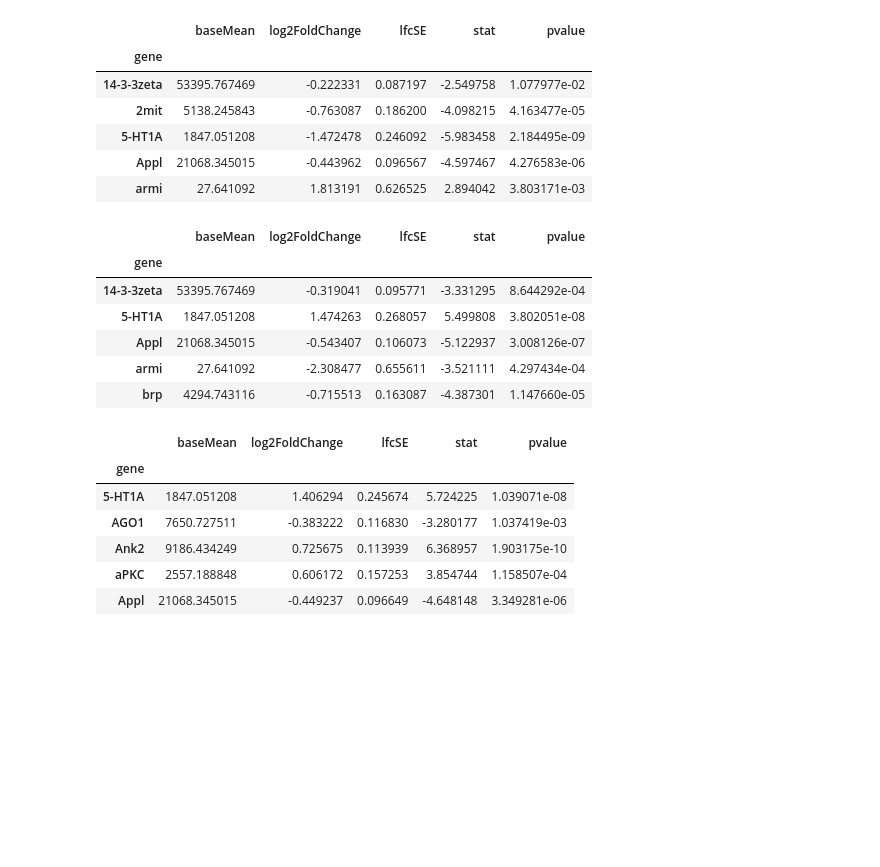
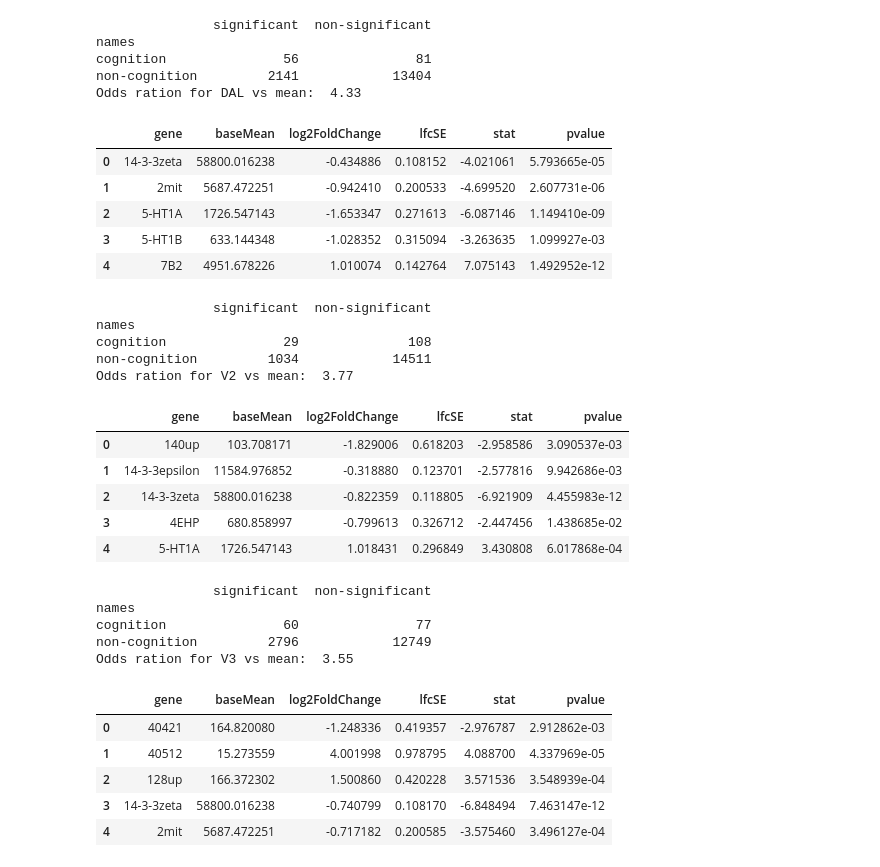
Before and after one commit to marieanselmet/genetic_link_metabolism_neurodegeneration, a Jupyter notebook: single_cell_RNAseq_MB/DGE_analysis_data.ipynb, the cells around one changed output. Saved outputs shown, nothing was run; the diff lists cells and outputs as text; code cells hidden in the pictures; blank space fills up the shorter version.

```diff
--- a/single_cell_RNAseq_MB/DGE_analysis_data.ipynb
+++ b/single_cell_RNAseq_MB/DGE_analysis_data.ipynb
@@ -48,33 +114,63 @@ genes_mean_DAL.head()
+# %%
+contingency_table_DAL = compute_contingency_table(genes_mean_DAL)
+print(contingency_table_DAL)
+odds_ratio_DAL = compute_odds_ratio(contingency_table_DAL)
+print("Odds ration for DAL vs mean:  %.2f" % odds_ratio_DAL)
+# %% [output]
+               significant  non-significant
+names
+cognition               56               81
+non-cognition         2141            13404
+Odds ration for DAL vs mean:  4.33
 # %%
-genes_mean_V2 = pd.read_excel(PATH_MY_DGE + MEAN_V2, index_col=0)
+genes_mean_V2 = pd.read_excel(PATH_MY_DGE + MEAN_V2)
 genes_mean_V2.head()
 # %% [output]
-|  | baseMean | log2FoldChange | lfcSE | stat | pvalue |
-| gene |  |  |  |  |  |
-| 14-3-3zeta | 53395.767469 | -0.222331 | 0.087197 | -2.549758 | 1.077977e-02 |
-| 2mit | 5138.245843 | -0.763087 | 0.186200 | -4.098215 | 4.163477e-05 |
-| 5-HT1A | 1847.051208 | -1.472478 | 0.246092 | -5.983458 | 2.184495e-09 |
-| Appl | 21068.345015 | -0.443962 | 0.096567 | -4.597467 | 4.276583e-06 |
-| armi | 27.641092 | 1.813191 | 0.626525 | 2.894042 | 3.803171e-03 |
+|  | gene | baseMean | log2FoldChange | lfcSE | stat | pvalue |
+| 0 | 14-3-3zeta | 58800.016238 | -0.434886 | 0.108152 | -4.021061 | 5.793665e-05 |
+| 1 | 2mit | 5687.472251 | -0.942410 | 0.200533 | -4.699520 | 2.607731e-06 |
+| 2 | 5-HT1A | 1726.547143 | -1.653347 | 0.271613 | -6.087146 | 1.149410e-09 |
+| 3 | 5-HT1B | 633.144348 | -1.028352 | 0.315094 | -3.263635 | 1.099927e-03 |
+| 4 | 7B2 | 4951.678226 | 1.010074 | 0.142764 | 7.075143 | 1.492952e-12 |
+# %%
+contingency_table_V2 = compute_contingency_table(genes_mean_V2)
+print(contingency_table_V2)
+odds_ratio_V2 = compute_odds_ratio(contingency_table_V2)
+print("Odds ration for V2 vs mean:  %.2f" % odds_ratio_V2)
+# %% [output]
+               significant  non-significant
+names
+cognition               29              108
+non-cognition         1034            14511
+Odds ration for V2 vs mean:  3.77
 # %%
-genes_mean_V3 = pd.read_excel(PATH_MY_DGE + MEAN_V3, index_col=0)
+genes_mean_V3 = pd.read_excel(PATH_MY_DGE + MEAN_V3)#, index_col=0)
 genes_mean_V3.head()
 # %% [output]
-|  | baseMean | log2FoldChange | lfcSE | stat | pvalue |
-| gene |  |  |  |  |  |
-| 14-3-3zeta | 53395.767469 | -0.319041 | 0.095771 | -3.331295 | 8.644292e-04 |
-| 5-HT1A | 1847.051208 | 1.474263 | 0.268057 | 5.499808 | 3.802051e-08 |
-| Appl | 21068.345015 | -0.543407 | 0.106073 | -5.122937 | 3.008126e-07 |
-| armi | 27.641092 | -2.308477 | 0.655611 | -3.521111 | 4.297434e-04 |
-| brp | 4294.743116 | -0.715513 | 0.163087 | -4.387301 | 1.147660e-05 |
+|  | gene | baseMean | log2FoldChange | lfcSE | stat | pvalue |
+| 0 | 140up | 103.708171 | -1.829006 | 0.618203 | -2.958586 | 3.090537e-03 |
+| 1 | 14-3-3epsilon | 11584.976852 | -0.318880 | 0.123701 | -2.577816 | 9.942686e-03 |
+| 2 | 14-3-3zeta | 58800.016238 | -0.822359 | 0.118805 | -6.921909 | 4.455983e-12 |
+| 3 | 4EHP | 680.858997 | -0.799613 | 0.326712 | -2.447456 | 1.438685e-02 |
+| 4 | 5-HT1A | 1726.547143 | 1.018431 | 0.296849 | 3.430808 | 6.017868e-04 |
+# %%
+contingency_table_V3 = compute_contingency_table(genes_mean_V3)
+print(contingency_table_V3)
+odds_ratio_V3 = compute_odds_ratio(contingency_table_V3)
+print("Odds ration for V3 vs mean:  %.2f" % odds_ratio_V3)
+# %% [output]
+               significant  non-significant
+names
+cognition               60               77
+non-cognition         2796            12749
+Odds ration for V3 vs mean:  3.55
 # %%
-genes_mean_AB_KCs = pd.read_excel(PATH_MY_DGE + MEAN_AB_KCs, index_col=0)
+genes_mean_AB_KCs = pd.read_excel(PATH_MY_DGE + MEAN_AB_KCs)
 genes_mean_AB_KCs.head()
 # %% [output]
-|  | baseMean | log2FoldChange | lfcSE | stat | pvalue |
-| gene |  |  |  |  |  |
-| 5-HT1A | 1847.051208 | 1.406294 | 0.245674 | 5.724225 | 1.039071e-08 |
-| AGO1 | 7650.727511 | -0.383222 | 0.116830 | -3.280177 | 1.037419e-03 |
-| Ank2 | 9186.434249 | 0.725675 | 0.113939 | 6.368957 | 1.903175e-10 |
-| aPKC | 2557.188848 | 0.606172 | 0.157253 | 3.854744 | 1.158507e-04 |
-| Appl | 21068.345015 | -0.449237 | 0.096649 | -4.648148 | 3.349281e-06 |
+|  | gene | baseMean | log2FoldChange | lfcSE | stat | pvalue |
+| 0 | 40421 | 164.820080 | -1.248336 | 0.419357 | -2.976787 | 2.912862e-03 |
+| 1 | 40512 | 15.273559 | 4.001998 | 0.978795 | 4.088700 | 4.337969e-05 |
+| 2 | 128up | 166.372302 | 1.500860 | 0.420228 | 3.571536 | 3.548939e-04 |
+| 3 | 14-3-3zeta | 58800.016238 | -0.740799 | 0.108170 | -6.848494 | 7.463147e-12 |
+| 4 | 2mit | 5687.472251 | -0.717182 | 0.200585 | -3.575460 | 3.496127e-04 |
```
Also changed, not shown: parts of 19 cells of this notebook.
